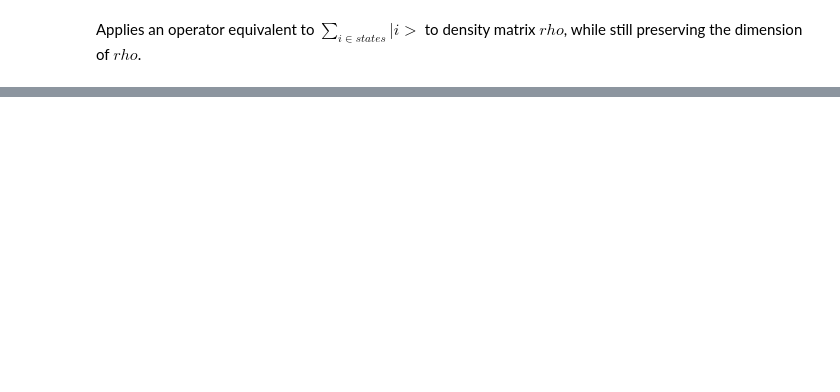
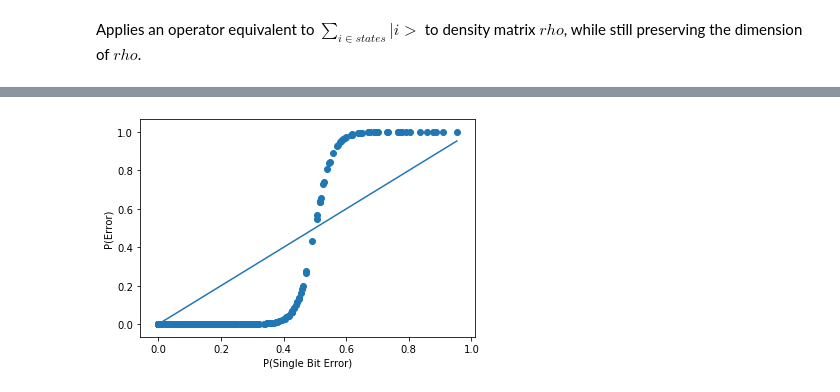
Before and after one commit to ischeinkman/Phys130cPresentationAids, a Jupyter notebook: notebookjupyter.ipynb, the cells around one changed output, grey strips where cells are left out. Saved outputs shown, nothing was run; the diff lists cells and outputs as text; code cells hidden in the pictures; blank space fills up the shorter version.

```diff
--- a/notebookjupyter.ipynb
+++ b/notebookjupyter.ipynb
@@ -132,0 +188,42 @@ display(corrected.extract_states([0, 7]))
+# %%
+
+def perform_ninebit_test():
+    epsilon1 = random.random() * 1.0
+    epsilon2 = random.random() * 1.0
+    err_gate = qerror(epsilon1, epsilon2)
+    initial_state = build_initial(0, 1, 8).unit()
+    initial_substate = initial_state.extract_states([0, 256], normalize=True)
+    initial_error = (err_gate * initial_substate).unit()
+    initial_error_val = 1 - abs((initial_substate.dag() * initial_error)[0,0])**2
+    nine_bit_ts.user_gates['Error'] = lambda: err_gate
+    corrected_error = (gate_sequence_product(nine_bit_ts.propagators()) * initial_state).extract_states([0, 256], normalize=True)
+    corrected_error_val = 1 - abs( (initial_substate.dag() * corrected_error)[0, 0])**2
+    return ((epsilon1, epsilon2, initial_error_val),  corrected_error_val)
+
+xdata = []
+xdata2 = []
+xdata3 = []
+xdata4 = []
+xdata5 = []
+xdata6 = []
+ydata = []
+for test in range(0, 400):
+    cur = perform_ninebit_test()
+    xdata.append(cur[0][0])
+    xdata2.append(cur[0][1])
+    xdata3.append(cur[0][1] + cur[0][0])
+    xdata4.append(cur[0][1]**2 + cur[0][0]**2)
+    xdata5.append(np.sqrt(cur[0][1]**2 + cur[0][0]**2))
+    xdata6.append(cur[0][2])
+    ydata.append(cur[1])
+# %%
+
+fit_function = xdata6.copy()
+fit_function.sort()
+plt.xlabel('P(Single Bit Error)')
+plt.ylabel('P(Error)')
+plt.plot(fit_function, [ y for y in fit_function])
+plt.scatter([k for k in xdata6], [y for y in ydata])
+plt.show()
+# %% [output]
+[figure, added]
```
Also changed, not shown: parts of 29 cells of this notebook, 1 other file.
